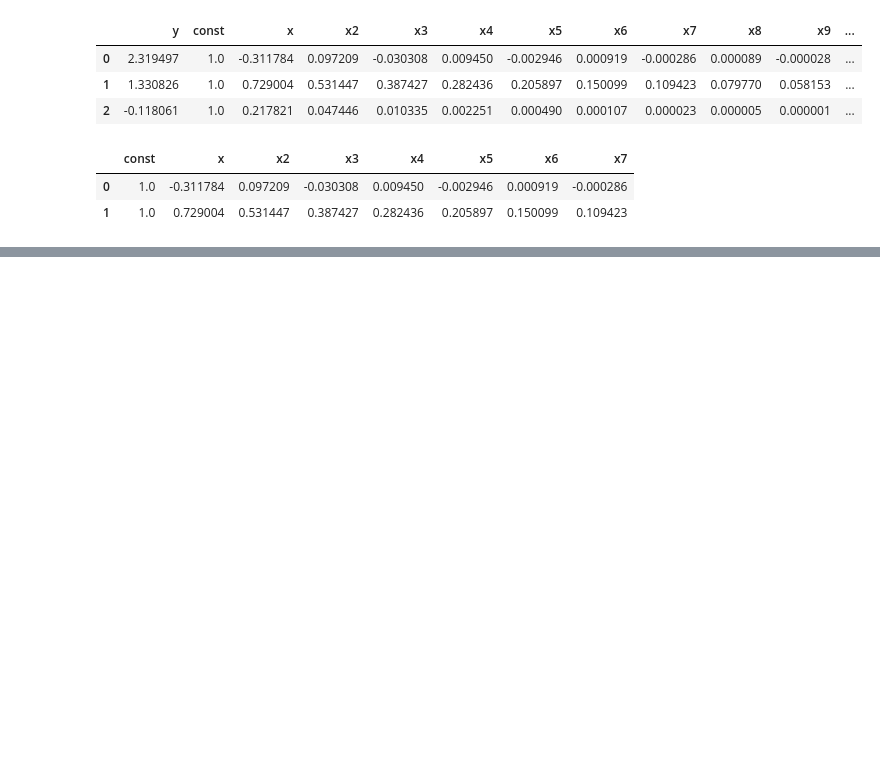
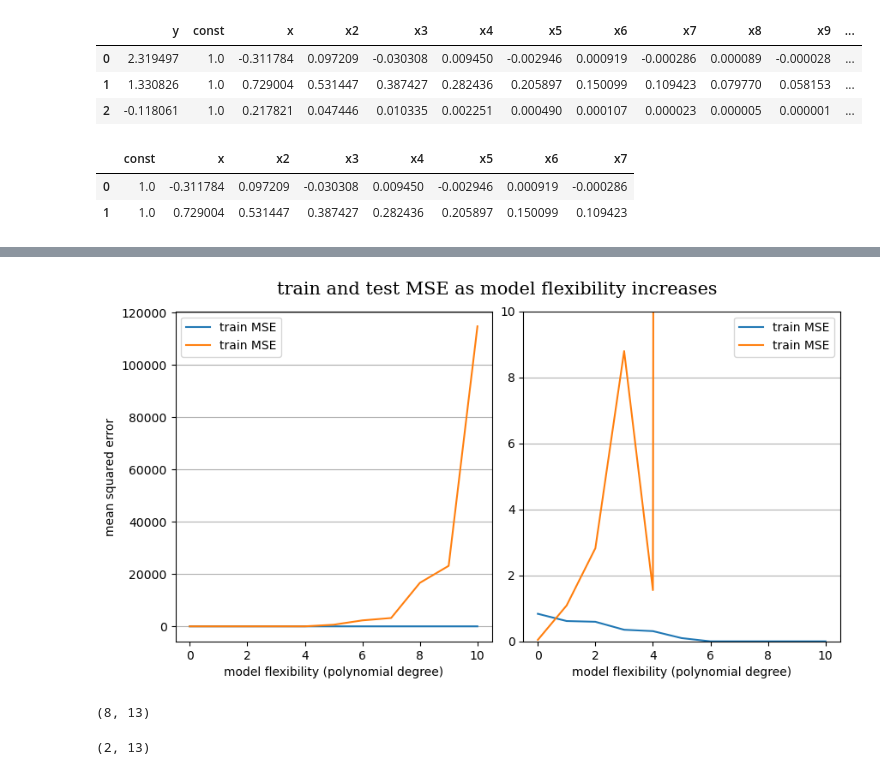
Before and after one commit to HNoorazar/Ag_Others, a Jupyter notebook: educational/Overfit.ipynb, the cells around one changed output, grey strips where cells are left out. Drawn from its saved outputs; the diff is of its cells as text; code cells hidden in the pictures; blank space fills up the shorter version.

```diff
--- a/educational/Overfit.ipynb
+++ b/educational/Overfit.ipynb
@@ -184,0 +338,15 @@ test_error = 67.47322341713785
+# %%
+## record test and train errors for polynomials
+train_mse_list = []
+test_mse_list = []
+for degree in np.arange(3, 14):
+    model = sm.OLS(Y_train, train_df.iloc[:, 1:degree]);
+    model_result = model.fit();
+    train_yhat = model_result.predict(train_df.iloc[:, 1:degree])
+    test_yhat = model_result.predict(test_df.iloc[:, 1:degree])
+
+    train_mse = mean_squared_error(train_df["y"], train_yhat)
+    test_mse = mean_squared_error(test_df["y"], test_yhat)
+
+    train_mse_list.append(train_mse)
+    test_mse_list.append(test_mse)
@@ -184,0 +381,35 @@ test_error = 67.47322341713785
+# %%
+fig, axes = plt.subplots(1, 2, figsize=(10, 5), sharey=False, gridspec_kw={"hspace": 0.02, "wspace": 0.1})
+(ax1, ax2) = axes
+ax1.grid(axis="y", which="both"); ax2.grid(axis="y", which="both")
+
+ax1.plot(np.arange(len(train_mse_list)), train_mse_list, label = "train MSE");
+ax1.plot(np.arange(len(test_mse_list)), test_mse_list, label = "train MSE");
+ax1.legend(loc="best");
+###############################
+###############################
+###############################
+ax2.plot(np.arange(len(train_mse_list)), train_mse_list, label = "train MSE");
+ax2.plot(np.arange(len(test_mse_list)), test_mse_list, label = "train MSE");
+ax2.legend(loc="best");
+ax2.set_ylim(0, 10);
+
+
+ax1.set_xlabel("model flexibility (polynomial degree)");
+ax2.set_xlabel("model flexibility (polynomial degree)");
+ax1.set_ylabel("mean squared error");
+
+fig.suptitle(f"train and test MSE as model flexibility increases", y=0.95,
+             fontdict={"family": "serif"}, fontsize=15)
+file_name = outdir + f"trainTestMSE.png"
+plt.savefig(file_name, bbox_inches="tight", dpi=300)
+# %% [output]
+[figure, added]
+# %%
+train_df.shape
+# %% [output]
+(8, 13)
+# %%
+test_df.shape
+# %% [output]
+(2, 13)
```
Also changed, not shown: parts of 19 cells of this notebook, 1 other file.
